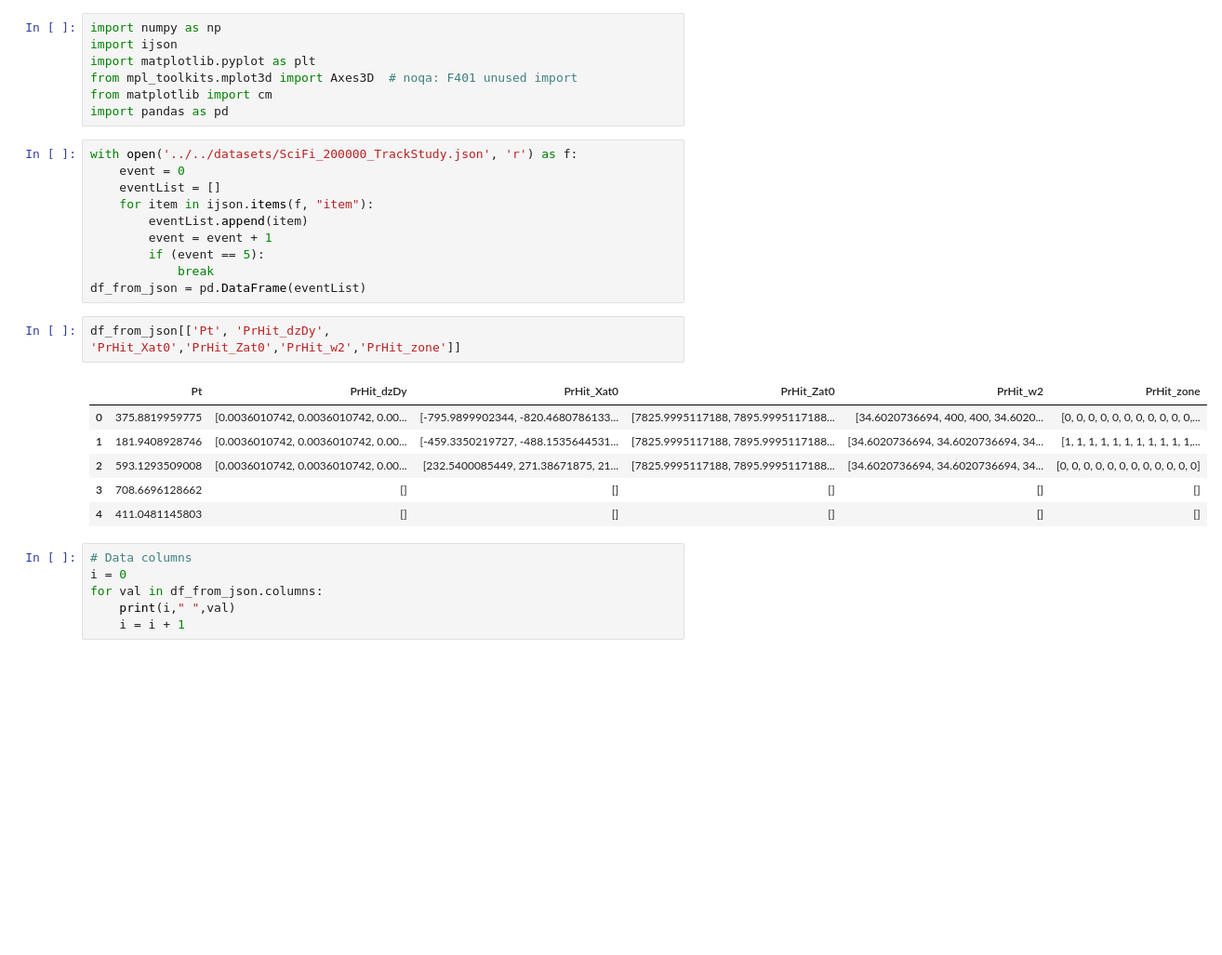
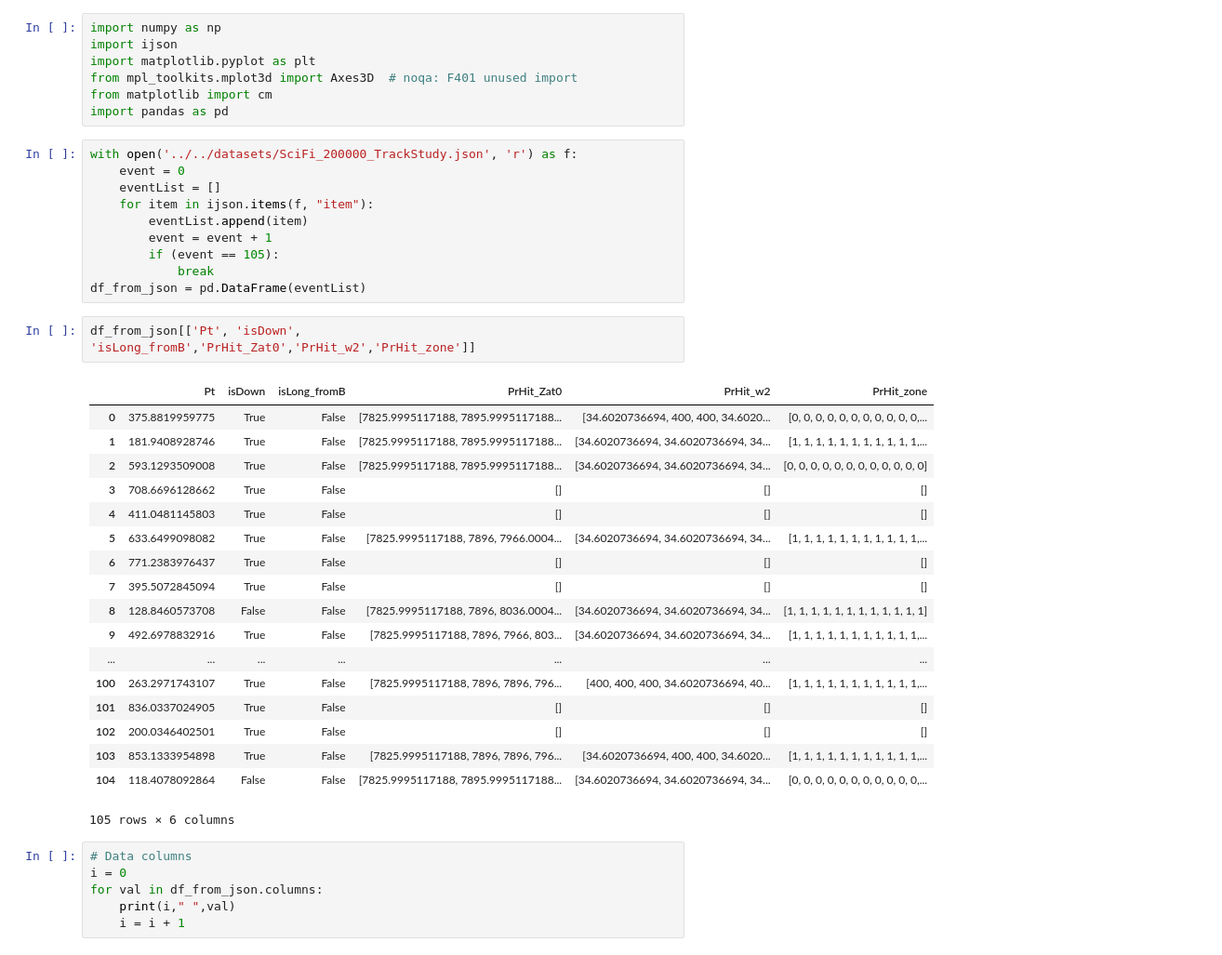
Before and after one commit to gabrielcammany/LHCb-CERN, a Jupyter notebook: notebooks/plots/Plot_TrackStudy.ipynb, the cells around one changed output. Shown at 93% size. Drawn from its saved outputs; the diff is of its cells as text; blank space fills up the shorter version.

```diff
--- a/notebooks/plots/Plot_TrackStudy.ipynb
+++ b/notebooks/plots/Plot_TrackStudy.ipynb
@@ -12,18 +12,30 @@ with open('../../datasets/SciFi_200000_TrackStudy.json', 'r') as f:
     for item in ijson.items(f, "item"):
         eventList.append(item)
         event = event + 1
-        if (event == 5):
+        if (event == 105):
             break
 df_from_json = pd.DataFrame(eventList)
 # %%
-df_from_json[['Pt', 'PrHit_dzDy', 'PrHit_Xat0','PrHit_Zat0','PrHit_w2','PrHit_zone']]
+df_from_json[['Pt', 'isDown', 'isLong_fromB','PrHit_Zat0','PrHit_w2','PrHit_zone']]
 # %% [output]
-|  | Pt | PrHit_dzDy | PrHit_Xat0 | PrHit_Zat0 | PrHit_w2 | PrHit_zone |
-| 0 | 375.8819959775 | [0.0036010742, 0.0036010742, 0.00... | [-795.9899902344, -820.4680786133... | [7825.9995117188, 7895.9995117188... | [34.6020736694, 400, 400, 34.6020... | [0, 0, 0, 0, 0, 0, 0, 0, 0, 0, 0,... |
-| 1 | 181.9408928746 | [0.0036010742, 0.0036010742, 0.00... | [-459.3350219727, -488.1535644531... | [7825.9995117188, 7895.9995117188... | [34.6020736694, 34.6020736694, 34... | [1, 1, 1, 1, 1, 1, 1, 1, 1, 1, 1,... |
-| 2 | 593.1293509008 | [0.0036010742, 0.0036010742, 0.00... | [232.5400085449, 271.38671875, 21... | [7825.9995117188, 7895.9995117188... | [34.6020736694, 34.6020736694, 34... | [0, 0, 0, 0, 0, 0, 0, 0, 0, 0, 0, 0] |
-| 3 | 708.6696128662 | [] | [] | [] | [] | [] |
-| 4 | 411.0481145803 | [] | [] | [] | [] | [] |
+|  | Pt | isDown | isLong_fromB | PrHit_Zat0 | PrHit_w2 | PrHit_zone |
+| 0 | 375.8819959775 | True | False | [7825.9995117188, 7895.9995117188... | [34.6020736694, 400, 400, 34.6020... | [0, 0, 0, 0, 0, 0, 0, 0, 0, 0, 0,... |
+| 1 | 181.9408928746 | True | False | [7825.9995117188, 7895.9995117188... | [34.6020736694, 34.6020736694, 34... | [1, 1, 1, 1, 1, 1, 1, 1, 1, 1, 1,... |
+| 2 | 593.1293509008 | True | False | [7825.9995117188, 7895.9995117188... | [34.6020736694, 34.6020736694, 34... | [0, 0, 0, 0, 0, 0, 0, 0, 0, 0, 0, 0] |
+| 3 | 708.6696128662 | True | False | [] | [] | [] |
+| 4 | 411.0481145803 | True | False | [] | [] | [] |
+| 5 | 633.6499098082 | True | False | [7825.9995117188, 7896, 7966.0004... | [34.6020736694, 34.6020736694, 34... | [1, 1, 1, 1, 1, 1, 1, 1, 1, 1, 1,... |
+| 6 | 771.2383976437 | True | False | [] | [] | [] |
+| 7 | 395.5072845094 | True | False | [] | [] | [] |
+| 8 | 128.8460573708 | False | False | [7825.9995117188, 7896, 8036.0004... | [34.6020736694, 34.6020736694, 34... | [1, 1, 1, 1, 1, 1, 1, 1, 1, 1, 1, 1] |
+| 9 | 492.6978832916 | True | False | [7825.9995117188, 7896, 7966, 803... | [34.6020736694, 34.6020736694, 34... | [1, 1, 1, 1, 1, 1, 1, 1, 1, 1, 1,... |
+| ... | ... | ... | ... | ... | ... | ... |
+| 100 | 263.2971743107 | True | False | [7825.9995117188, 7896, 7896, 796... | [400, 400, 400, 34.6020736694, 40... | [1, 1, 1, 1, 1, 1, 1, 1, 1, 1, 1,... |
+| 101 | 836.0337024905 | True | False | [] | [] | [] |
+| 102 | 200.0346402501 | True | False | [] | [] | [] |
+| 103 | 853.1333954898 | True | False | [7825.9995117188, 7896, 7896, 796... | [34.6020736694, 400, 400, 34.6020... | [1, 1, 1, 1, 1, 1, 1, 1, 1, 1, 1,... |
+| 104 | 118.4078092864 | False | False | [7825.9995117188, 7895.9995117188... | [34.6020736694, 34.6020736694, 34... | [0, 0, 0, 0, 0, 0, 0, 0, 0, 0, 0,... |
+105 rows × 6 columns
 # %%
 # Data columns
 i = 0
```
Also changed, not shown: 14 other files.
